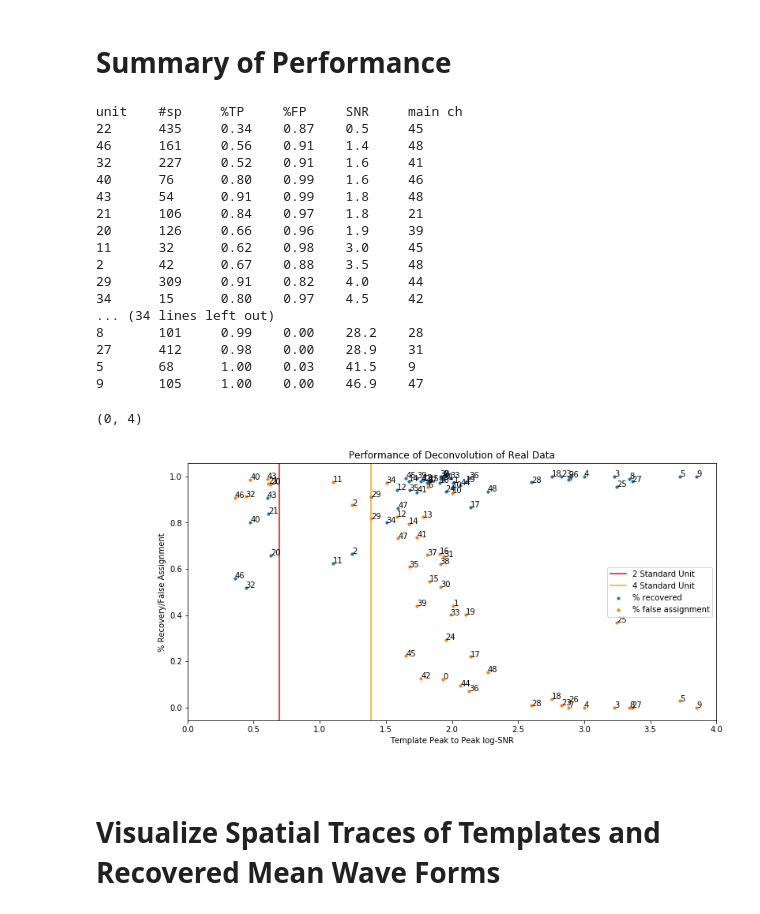
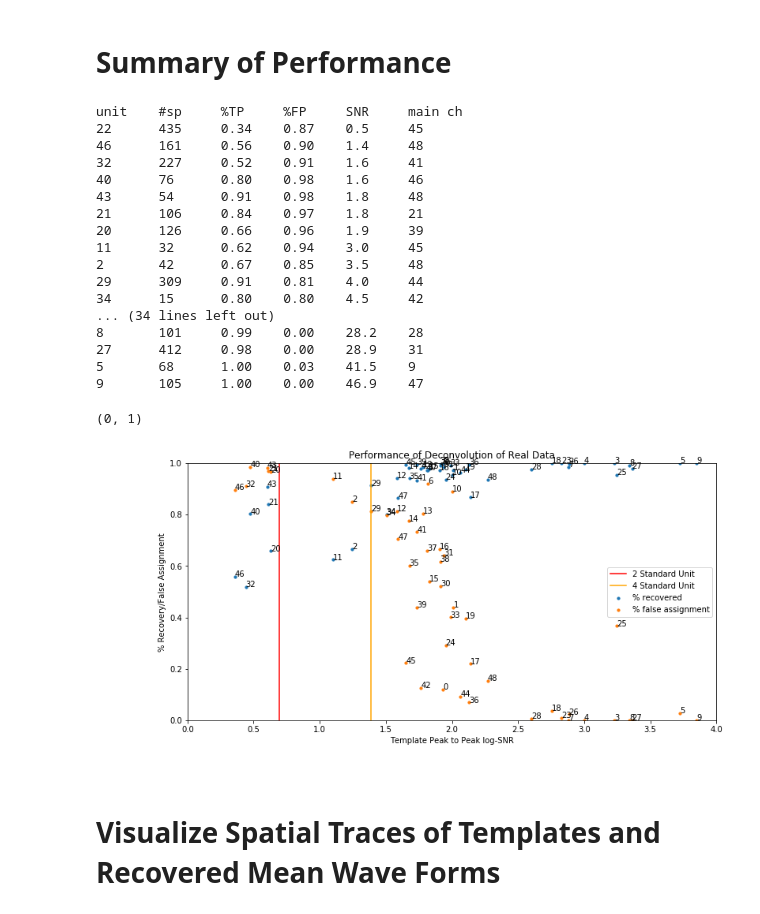
Before and after one commit to hooshmandshr/yass_experiment, a Jupyter notebook: Matching_Pursuit_Deconvolution-Real-Data.ipynb, the cells around one changed output. Saved outputs shown, nothing was run; the diff lists cells and outputs as text; code cells hidden in the pictures.

```diff
--- a/Matching_Pursuit_Deconvolution-Real-Data.ipynb
+++ b/Matching_Pursuit_Deconvolution-Real-Data.ipynb
@@ -237,39 +237,50 @@ snrs = compute_snr(temps)
 # Summary of Performance
 # %%
 print 'unit\t#sp\t%TP\t%FP\tSNR\tmain ch'
+
+TOT_UNITS = np.unique(gold_sp_trunc[:, 1])
 gold_sp_trunc = gold_sp[gold_sp[:, 0] < TOT_TIME, :]
 diffs = []
-#for unit in np.unique(gold_sp_trunc[:, 1]):
-TP = []
-FP = []
-for unit in np.argsort(snrs):
+#for unit in :
+tps = []
+fps = []
+unit_sp_count = []
+
+
+# Compute true positives and false negatives
+for unit in TOT_UNITS:
     gsp = gold_sp_trunc[gold_sp_trunc[:, 1] == unit, 0]
     sp = np.sort(deconvd_sp[deconvd_sp[:, 1] == unit, 0])
     n_spikes = len(gsp)
     n_recovered = len(sp)
-    n_matches = count_matches(gsp, sp)
-    n_misses = n_recovered - n_matches
+    match_idx, miss_idx = count_matches(gsp, sp)
+    n_matches = len(match_idx)
+    n_misses = len(miss_idx)
     #
     tp = (n_matches * 1.) / n_spikes
     fp = (n_misses * 1.) / n_recovered
     diffs.append(n_spikes - n_recovered)
-    TP.append(tp)
-    FP.append(fp)
+    tps.append(tp)
+    fps.append(fp)
+    unit_sp_count.append(n_spikes)
+
+
+for unit in np.argsort(snrs):
     print '{0}\t{1}\t{2:.2f}\t{3:.2f}\t{4:.1f}\t{5}'.format(
-        unit, n_spikes, tp, fp, snrs[unit], m_c[unit])
+        unit, unit_sp_count[unit], tps[unit], fps[unit], snrs[unit], m_c[unit])
 # %% [output]
 unit    #sp     %TP     %FP     SNR     main ch
 22      435     0.34    0.87    0.5     45
-46      161     0.56    0.91    1.4     48
+46      161     0.56    0.90    1.4     48
 32      227     0.52    0.91    1.6     41
-40      76      0.80    0.99    1.6     46
-43      54      0.91    0.99    1.8     48
+40      76      0.80    0.98    1.6     46
+43      54      0.91    0.98    1.8     48
 21      106     0.84    0.97    1.8     21
 20      126     0.66    0.96    1.9     39
-11      32      0.62    0.98    3.0     45
-2       42      0.67    0.88    3.5     48
-29      309     0.91    0.82    4.0     44
-34      15      0.80    0.97    4.5     42
+11      32      0.62    0.94    3.0     45
+2       42      0.67    0.85    3.5     48
+29      309     0.91    0.81    4.0     44
+34      15      0.80    0.80    4.5     42
 ... (34 lines left out)
 8       101     0.99    0.00    28.2    28
 27      412     0.98    0.00    28.9    31
@@ -278,23 +289,24 @@ unit    #sp     %TP     %FP     SNR     main ch
 # %%
 log_snrs = np.log(snrs)
 
-plt.scatter(np.sort(log_snrs), TP, s=10)
-plt.scatter(np.sort(log_snrs), FP, s=10)
-for i, u in enumerate(snr_ord_unit_list):
-    plt.gca().annotate(u, (log_snrs[u], TP[i]))
-    plt.gca().annotate(u, (log_snrs[u], FP[i]))
+plt.scatter(log_snrs, tps, s=10)
+plt.scatter(log_snrs, fps, s=10)
+for u in TOT_UNITS:
+    plt.gca().annotate(u, (log_snrs[u], tps[u]))
+    plt.gca().annotate(u, (log_snrs[u], fps[u]))
 plt.axvline(np.log(2), color='r')
 plt.axvline(np.log(4), color='orange')
 plt.legend(['2 Standard Unit', '4 Standard Unit', '% recovered', '% false assignment'])
 plt.xlabel('Template Peak to Peak log-SNR')
 plt.ylabel('% Recovery/False Assignment')
 plt.title('Performance of Deconvolution of Real Data')
 plt.gcf().set_size_inches(12, 6)
 plt.xlim(0, 4)
+plt.ylim(0, 1)
 #plt.savefig('Deconv_Performance.pdf')
 # %% [output]
-(0, 4)
+(0, 1)
-[figure, old version]
+[figure, new version]
 # %%
 all_units = np.unique(gold_sp_trunc[:, 1])
 # Units that have a large difference in recovered vs. original
```
Also changed, not shown: parts of 4 cells of this notebook, 1 other file.
